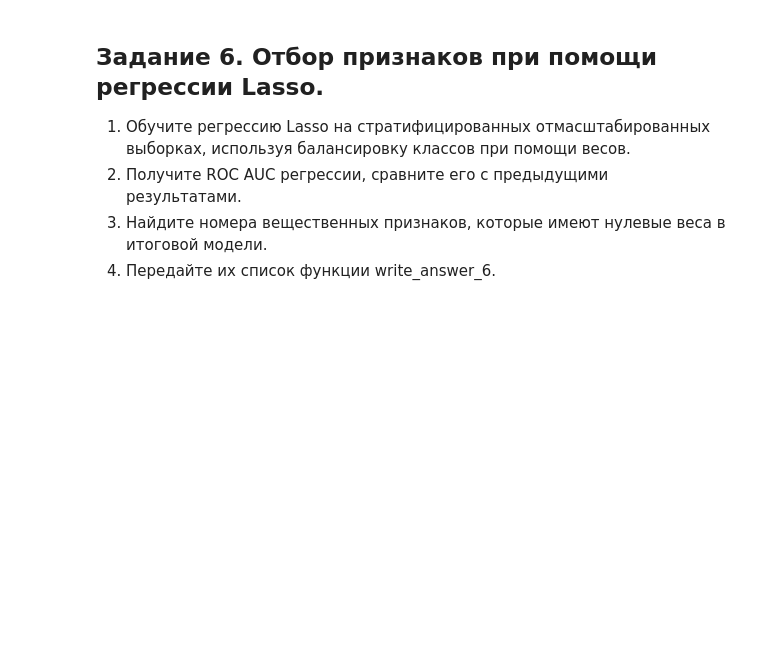
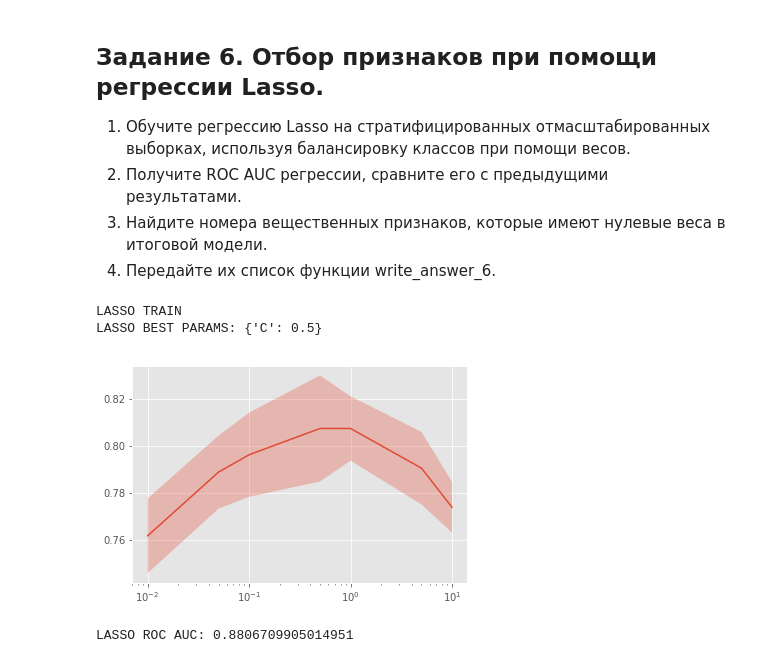
Before and after one commit to l0kix2/coursera-mlda-yandex, a Jupyter notebook: 02_supervised_learning/week3/Preprocessing_LR.ipynb, the cells around one changed output. Cells and saved outputs as stored; diff of their text form; code cells hidden in the pictures; blank space fills up the shorter version.

```diff
--- a/02_supervised_learning/week3/Preprocessing_LR.ipynb
+++ b/02_supervised_learning/week3/Preprocessing_LR.ipynb
@@ -726,6 +790,19 @@ def write_answer_5(auc):
 # %%
 def write_answer_6(features):
     with open("preprocessing_lr_answer6.txt", "w") as fout:
         fout.write(" ".join([str(num) for num in features]))
 
-# place your code here
+REGRESSOR_PARAMS = {'penalty': 'l1', 'class_weight': 'balanced'}
+auc_lasso = train_and_analyze(
+    features=np.hstack([X_train_st, X_train_cat_oh_st]),
+    targets=y_train_st,
+    features_test=np.hstack([X_test_st, X_test_cat_oh_st]),
+    targets_test=y_test_st,
+    mark='LASSO',
+    regressor_params=REGRESSOR_PARAMS,
+)
+# %% [output]
+LASSO TRAIN
+LASSO BEST PARAMS: {'C': 0.5}
+[figure, added]
+LASSO ROC AUC: 0.8806709905014951
```
Also changed, not shown: parts of 14 cells of this notebook, 6 other files.
